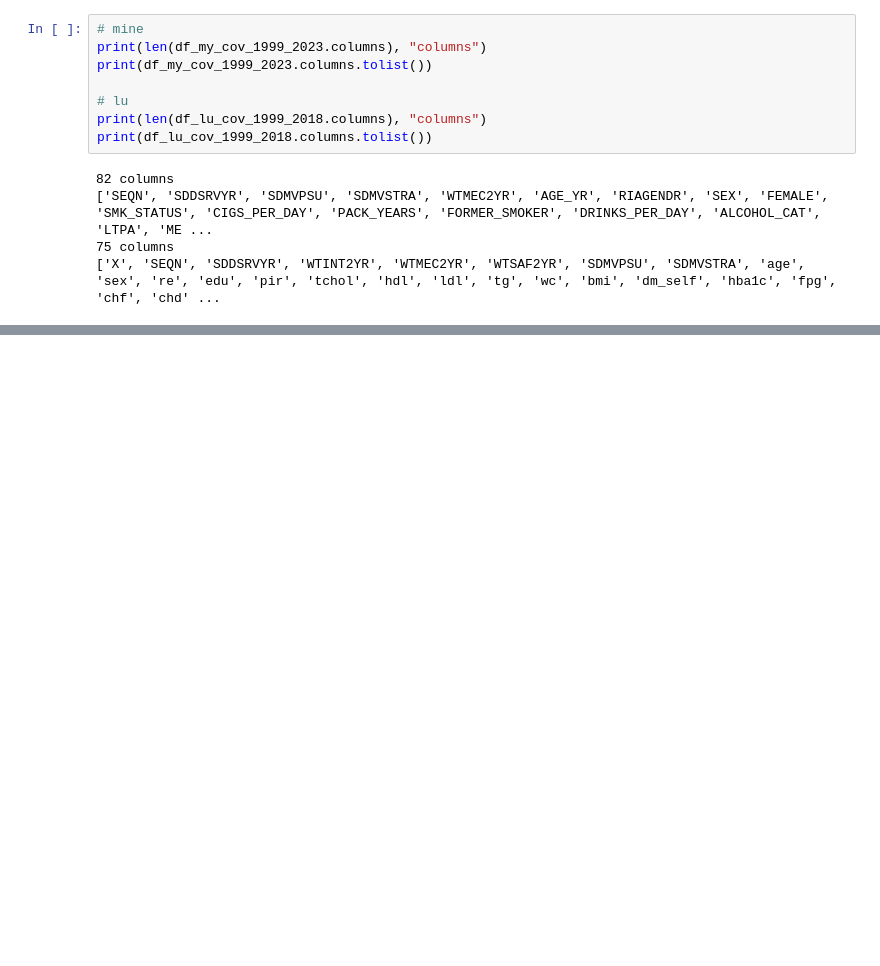
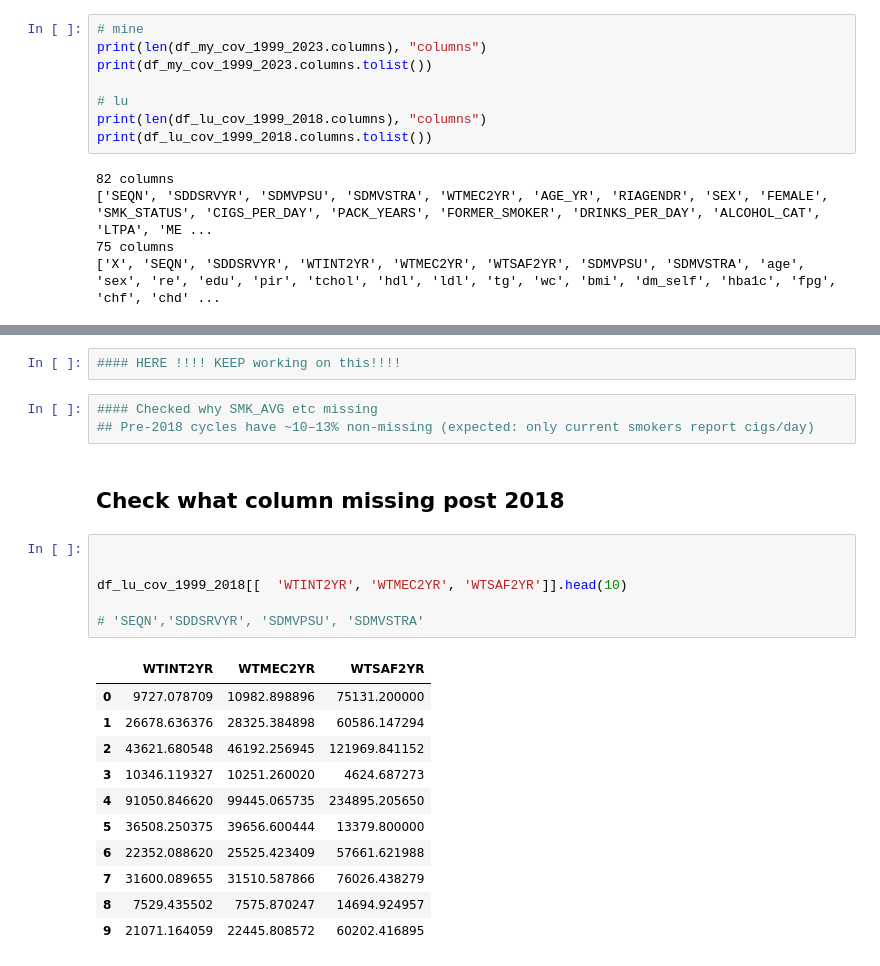
Before and after one commit to amydsy/sdoh-mediation-analysis, a Jupyter notebook: 07_align_to_lu.ipynb, the cells around one changed output, grey strips where cells are left out. Drawn from its saved outputs; the diff is of its cells as text; blank space fills up the shorter version.

```diff
--- a/07_align_to_lu.ipynb
+++ b/07_align_to_lu.ipynb
@@ -128,0 +1201,25 @@ print("[Before rename] overlap:", len(cols_my & cols_lu),
+# %%
+#### HERE !!!! KEEP working on this!!!!
+# %%
+#### Checked why SMK_AVG etc missing
+## Pre-2018 cycles have ~10–13% non-missing (expected: only current smokers report cigs/day)
+# %% [markdown]
+## Check what column missing post 2018
+# %%
+
+
+df_lu_cov_1999_2018[[  'WTINT2YR', 'WTMEC2YR', 'WTSAF2YR']].head(10)
+
+# 'SEQN','SDDSRVYR', 'SDMVPSU', 'SDMVSTRA'
+# %% [output]
+|  | WTINT2YR | WTMEC2YR | WTSAF2YR |
+| 0 | 9727.078709 | 10982.898896 | 75131.200000 |
+| 1 | 26678.636376 | 28325.384898 | 60586.147294 |
+| 2 | 43621.680548 | 46192.256945 | 121969.841152 |
+| 3 | 10346.119327 | 10251.260020 | 4624.687273 |
+| 4 | 91050.846620 | 99445.065735 | 234895.205650 |
+| 5 | 36508.250375 | 39656.600444 | 13379.800000 |
+| 6 | 22352.088620 | 25525.423409 | 57661.621988 |
+| 7 | 31600.089655 | 31510.587866 | 76026.438279 |
+| 8 | 7529.435502 | 7575.870247 | 14694.924957 |
+| 9 | 21071.164059 | 22445.808572 | 60202.416895 |
```
Also changed, not shown: parts of 36 cells of this notebook, 23 other files.
